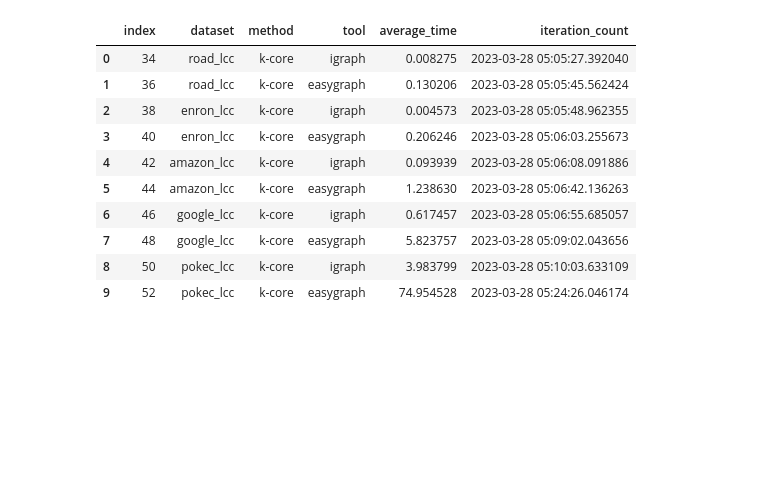
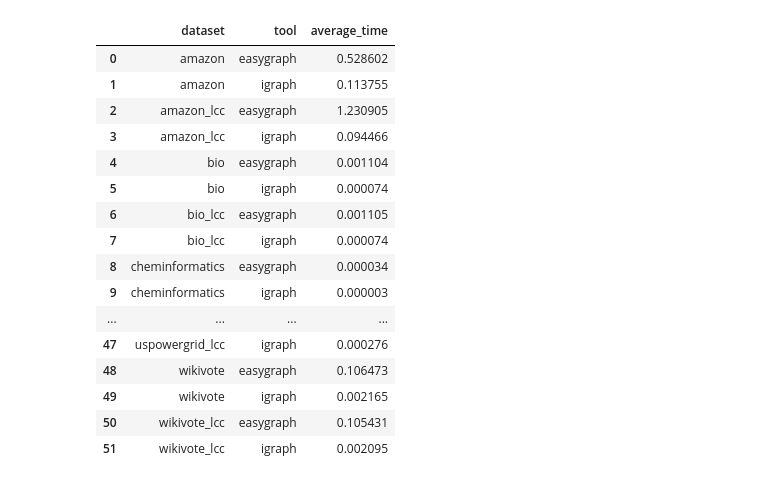
Before and after one commit to tddschn/easygraph-bench, a Jupyter notebook: explorations/k_core_0327_viz.ipynb, the cells around one changed output. Cells and saved outputs as stored; diff of their text form; code cells hidden in the pictures; blank space fills up the shorter version.

```diff
--- a/explorations/k_core_0327_viz.ipynb
+++ b/explorations/k_core_0327_viz.ipynb
@@ -74,25 +74,22 @@ df_kcore
-# %%
-import pandas as pd
-
-# Custom function to apply background color to rows
-def alternate_row_colors(row):
-    if row.name % 4 < 2:
-        return ['background-color: blue' for _ in row]
-    else:
-        return ['background-color: red' for _ in row]
-
-# Apply the custom function using the style.apply method
-styled_df_kcore = df_kcore.reset_index().style.apply(alternate_row_colors, axis=1)
-styled_df_kcore
-# %% [output]
-|  | index | dataset | method | tool | average_time | iteration_count |
-| 0 | 34 | road_lcc | k-core | igraph | 0.008275 | 2023-03-28 05:05:27.392040 |
-| 1 | 36 | road_lcc | k-core | easygraph | 0.130206 | 2023-03-28 05:05:45.562424 |
-| 2 | 38 | enron_lcc | k-core | igraph | 0.004573 | 2023-03-28 05:05:48.962355 |
-| 3 | 40 | enron_lcc | k-core | easygraph | 0.206246 | 2023-03-28 05:06:03.255673 |
-| 4 | 42 | amazon_lcc | k-core | igraph | 0.093939 | 2023-03-28 05:06:08.091886 |
-| 5 | 44 | amazon_lcc | k-core | easygraph | 1.238630 | 2023-03-28 05:06:42.136263 |
-| 6 | 46 | google_lcc | k-core | igraph | 0.617457 | 2023-03-28 05:06:55.685057 |
-| 7 | 48 | google_lcc | k-core | easygraph | 5.823757 | 2023-03-28 05:09:02.043656 |
-| 8 | 50 | pokec_lcc | k-core | igraph | 3.983799 | 2023-03-28 05:10:03.633109 |
-| 9 | 52 | pokec_lcc | k-core | easygraph | 74.954528 | 2023-03-28 05:24:26.046174 |
+# %%
+# get the average average_time for each 'dataset' 'tool' combination
+df_kcore_avg = df_kcore.groupby(['dataset', 'tool']).mean().reset_index()
+df_kcore_avg
+# %% [output]
+|  | dataset | tool | average_time |
+| 0 | amazon | easygraph | 0.528602 |
+| 1 | amazon | igraph | 0.113755 |
+| 2 | amazon_lcc | easygraph | 1.230905 |
+| 3 | amazon_lcc | igraph | 0.094466 |
+| 4 | bio | easygraph | 0.001104 |
+| 5 | bio | igraph | 0.000074 |
+| 6 | bio_lcc | easygraph | 0.001105 |
+| 7 | bio_lcc | igraph | 0.000074 |
+| 8 | cheminformatics | easygraph | 0.000034 |
+| 9 | cheminformatics | igraph | 0.000003 |
+| ... | ... | ... | ... |
+| 47 | uspowergrid_lcc | igraph | 0.000276 |
+| 48 | wikivote | easygraph | 0.106473 |
+| 49 | wikivote | igraph | 0.002165 |
+| 50 | wikivote_lcc | easygraph | 0.105431 |
+| 51 | wikivote_lcc | igraph | 0.002095 |
```
Also changed, not shown: parts of 7 cells of this notebook, 1 other file.
